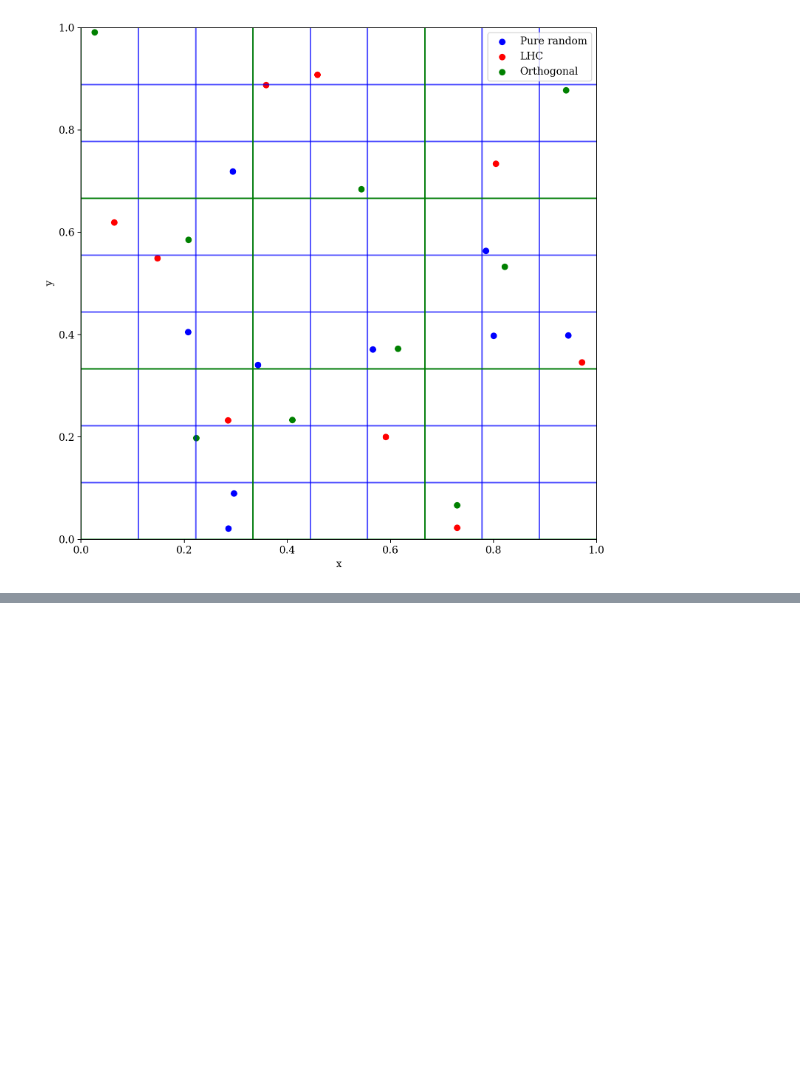
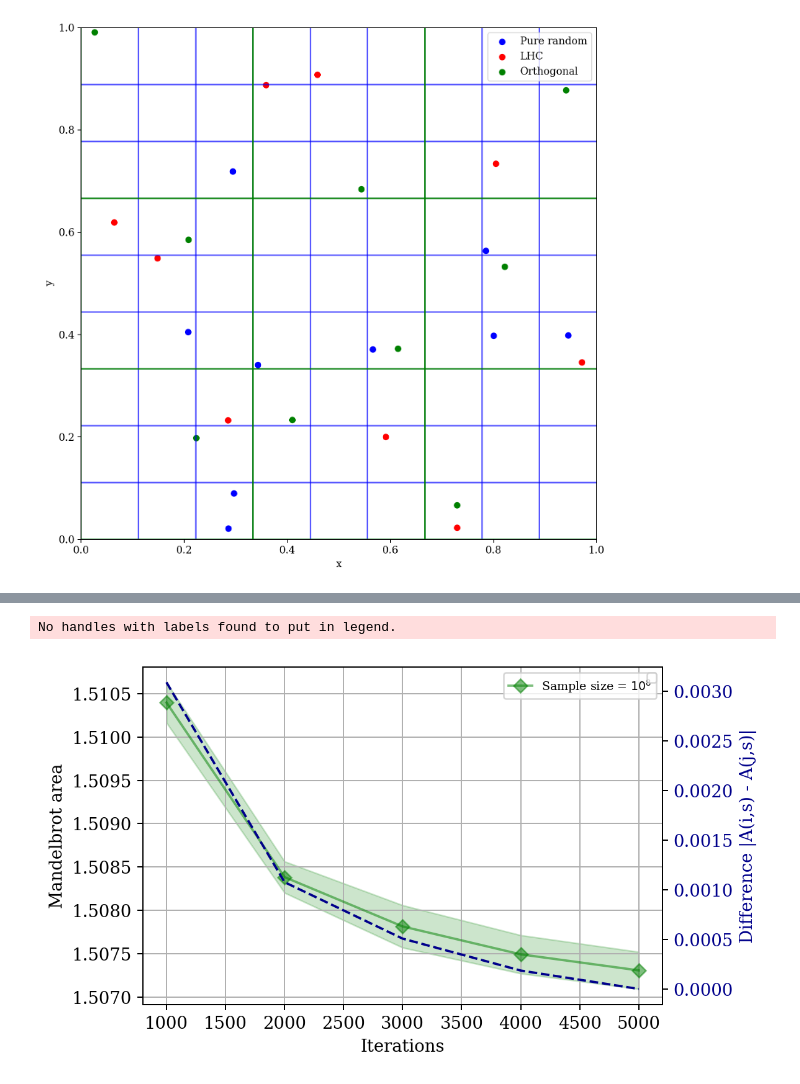
Before and after one commit to loonatick-src/stochastic-sim-1, a Jupyter notebook: monte_carlo.ipynb, the cells around one changed output, grey strips where cells are left out. Drawn from its saved outputs; the diff is of its cells as text; code cells hidden in the pictures; blank space fills up the shorter version.

```diff
--- a/monte_carlo.ipynb
+++ b/monte_carlo.ipynb
@@ -607,3 +686,8 @@ sample_variance_plotter(simulation_data = "mc_random_fullsave", title = "line_pl
+# %%
+iteration_variance_plotter(simulation_data = "mc_random_fullsave_extra", title = "iteration_variance_plot")
+# %% [output]
+No handles with labels found to put in legend.
+[figure, added]
 # %%
 def confidence_intervals(sample_variances, p):
     """
```
Also changed, not shown: parts of 16 cells of this notebook, 4 other files.
